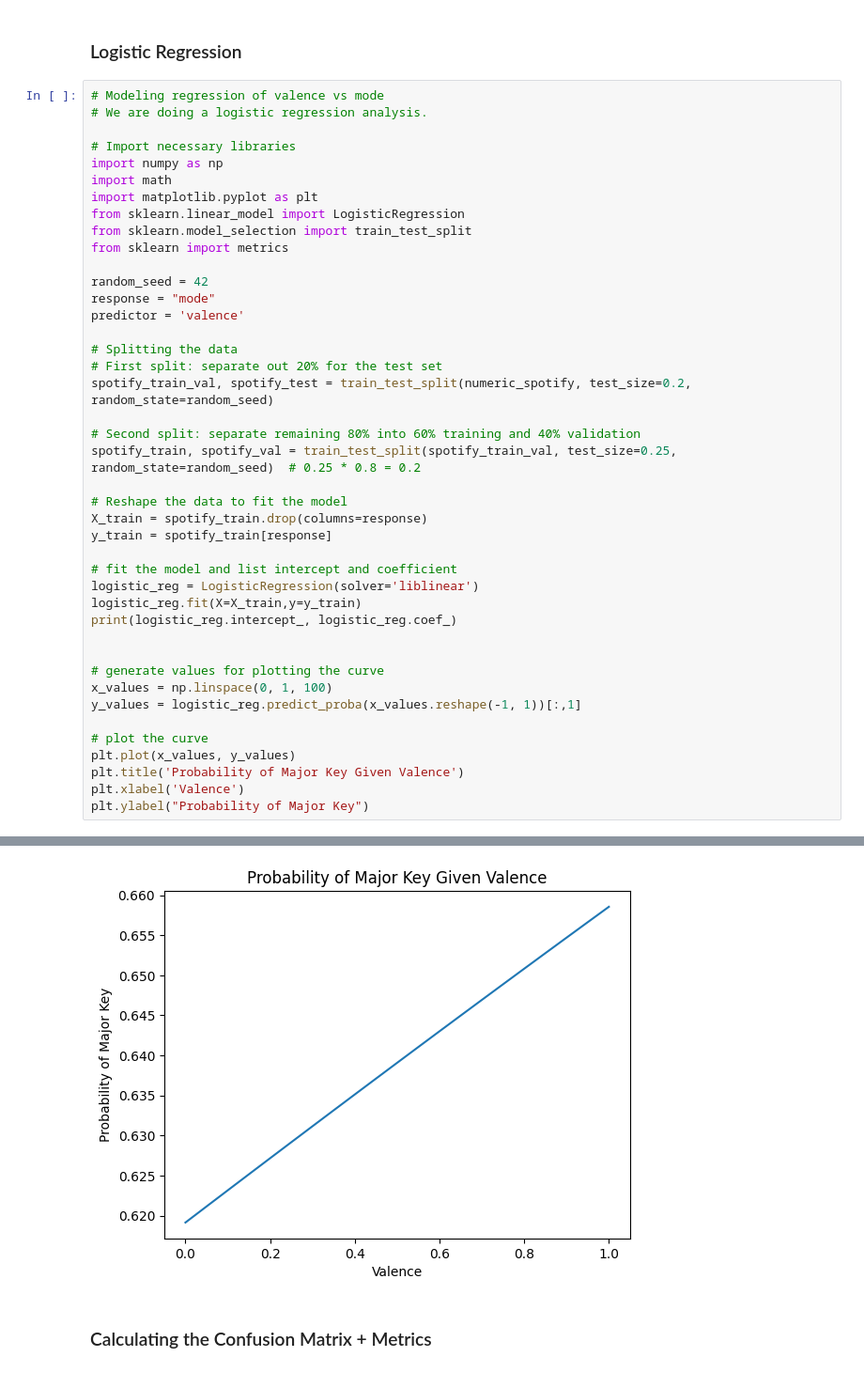
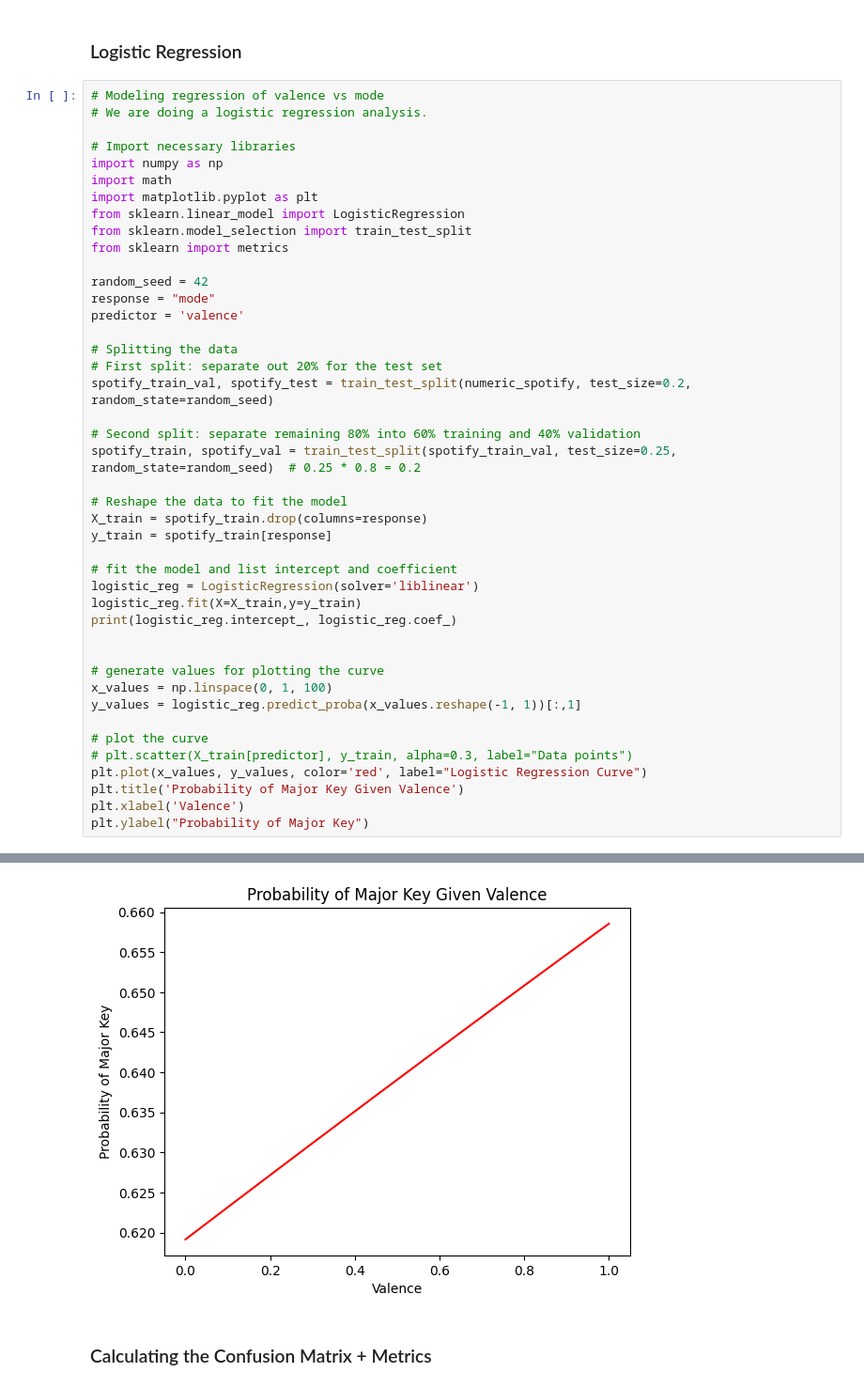
Before and after one commit to ketexon/csm148-spotiflies, a Jupyter notebook: week4_checkin.ipynb, the cells around one changed output, grey strips where cells are left out. Shown at 94% size. Cells and saved outputs as stored; diff of their text form.

```diff
--- a/week4_checkin.ipynb
+++ b/week4_checkin.ipynb
@@ -102,7 +102,8 @@ x_values = np.linspace(0, 1, 100)
 y_values = logistic_reg.predict_proba(x_values.reshape(-1, 1))[:,1]
 
 # plot the curve
-plt.plot(x_values, y_values)
+# plt.scatter(X_train[predictor], y_train, alpha=0.3, label="Data points")
+plt.plot(x_values, y_values, color='red', label="Logistic Regression Curve")
 plt.title('Probability of Major Key Given Valence')
 plt.xlabel('Valence')
 plt.ylabel("Probability of Major Key")
@@ -112,4 +114,4 @@ Text(0, 0.5, 'Probability of Major Key')
-[figure, old version]
+[figure, new version]
 # %% [markdown]
 ### Calculating the Confusion Matrix + Metrics
 # %%
```
Also changed, not shown: parts of 4 cells of this notebook, 1 other file.
